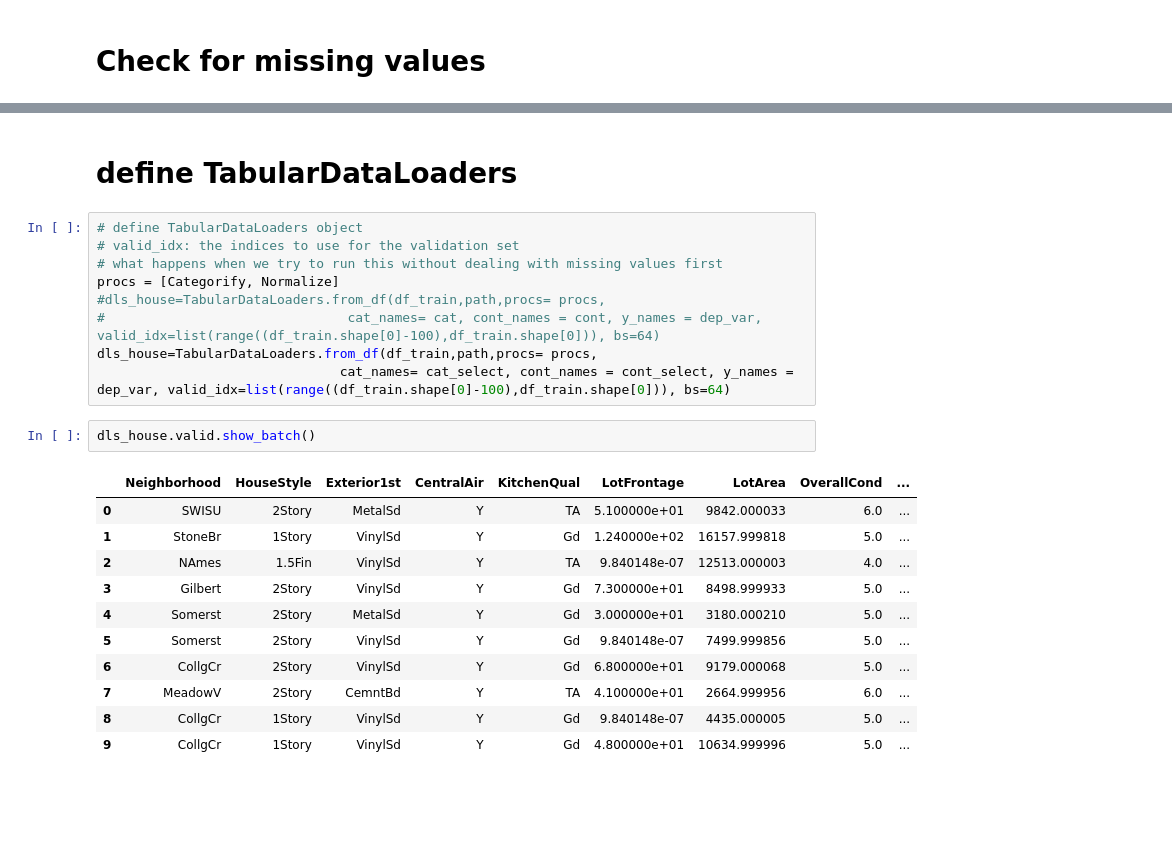
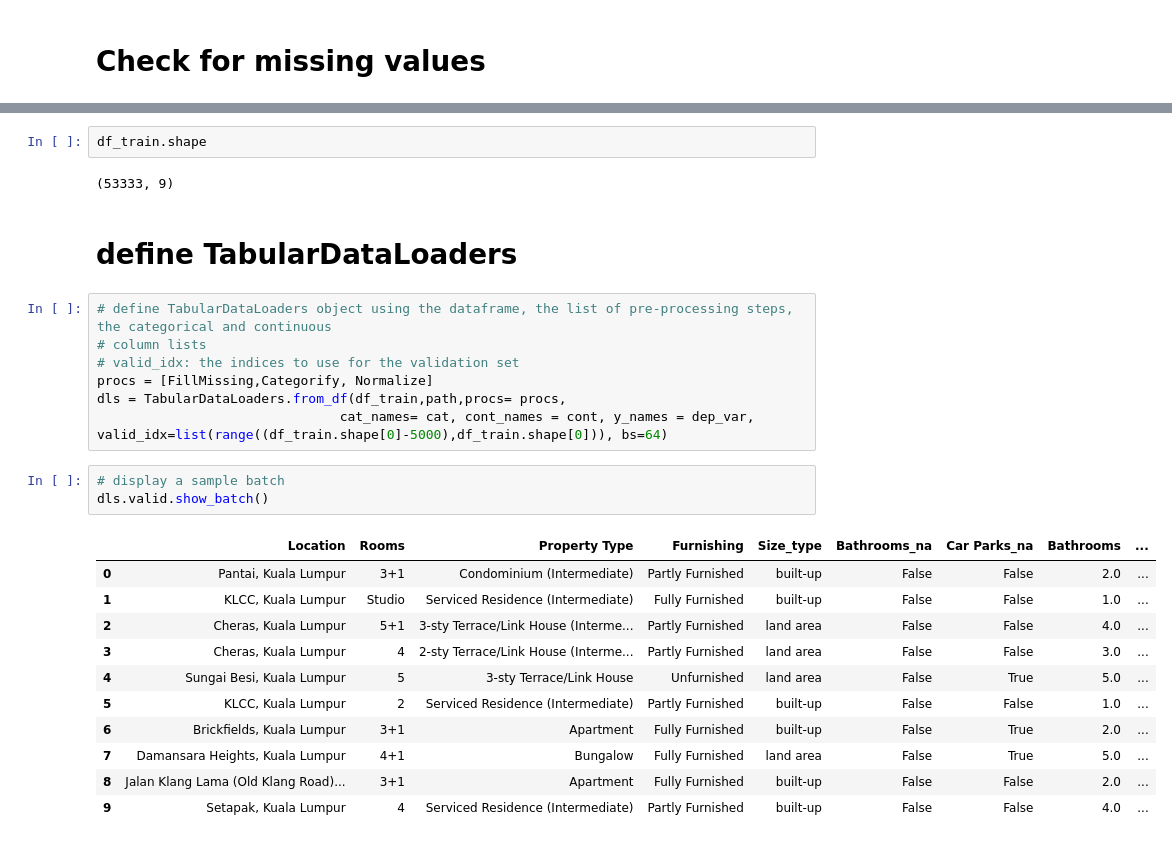
Before and after one commit to PacktPublishing/Deep-Learning-with-fastai-Cookbook, a Jupyter notebook: ch3/training_model_standalone_tabular_dataset.ipynb, the cells around one changed output, grey strips where cells are left out. Saved outputs shown, nothing was run; the diff lists cells and outputs as text; blank space fills up the shorter version.

```diff
--- a/ch3/training_model_standalone_tabular_dataset.ipynb
+++ b/ch3/training_model_standalone_tabular_dataset.ipynb
@@ -377,27 +225,30 @@ df_test_missing
+# %%
+df_train.shape
+# %% [output]
+(53333, 9)
 # %% [markdown]
 # define TabularDataLoaders
 # %%
-# define TabularDataLoaders object
+# define TabularDataLoaders object using the dataframe, the list of pre-processing steps, the categorical and continuous
+# column lists
 # valid_idx: the indices to use for the validation set
-# what happens when we try to run this without dealing with missing values first
-procs = [Categorify, Normalize]
-#dls_house=TabularDataLoaders.from_df(df_train,path,procs= procs,
-#                               cat_names= cat, cont_names = cont, y_names = dep_var, valid_idx=list(range((df_train.shape[0]-100),df_train.shape[0])), bs=64)
-dls_house=TabularDataLoaders.from_df(df_train,path,procs= procs,
-                               cat_names= cat_select, cont_names = cont_select, y_names = dep_var, valid_idx=list(range((df_train.shape[0]-100),df_train.shape[0])), bs=64)
+procs = [FillMissing,Categorify, Normalize]
+dls = TabularDataLoaders.from_df(df_train,path,procs= procs,
+                               cat_names= cat, cont_names = cont, y_names = dep_var, valid_idx=list(range((df_train.shape[0]-5000),df_train.shape[0])), bs=64)
-# %%
-dls_house.valid.show_batch()
-# %% [output]
-|  | Neighborhood | HouseStyle | Exterior1st | CentralAir | KitchenQual | LotFrontage | LotArea | OverallCond | ... |
-| 0 | SWISU | 2Story | MetalSd | Y | TA | 5.100000e+01 | 9842.000033 | 6.0 | ... |
-| 1 | StoneBr | 1Story | VinylSd | Y | Gd | 1.240000e+02 | 16157.999818 | 5.0 | ... |
-| 2 | NAmes | 1.5Fin | VinylSd | Y | TA | 9.840148e-07 | 12513.000003 | 4.0 | ... |
-| 3 | Gilbert | 2Story | VinylSd | Y | Gd | 7.300000e+01 | 8498.999933 | 5.0 | ... |
-| 4 | Somerst | 2Story | MetalSd | Y | Gd | 3.000000e+01 | 3180.000210 | 5.0 | ... |
-| 5 | Somerst | 2Story | VinylSd | Y | Gd | 9.840148e-07 | 7499.999856 | 5.0 | ... |
-| 6 | CollgCr | 2Story | VinylSd | Y | Gd | 6.800000e+01 | 9179.000068 | 5.0 | ... |
-| 7 | MeadowV | 2Story | CemntBd | Y | TA | 4.100000e+01 | 2664.999956 | 6.0 | ... |
-| 8 | CollgCr | 1Story | VinylSd | Y | Gd | 9.840148e-07 | 4435.000005 | 5.0 | ... |
-| 9 | CollgCr | 1Story | VinylSd | Y | Gd | 4.800000e+01 | 10634.999996 | 5.0 | ... |
+# %%
+# display a sample batch
+dls.valid.show_batch()
+# %% [output]
+|  | Location | Rooms | Property Type | Furnishing | Size_type | Bathrooms_na | Car Parks_na | Bathrooms | ... |
+| 0 | Pantai, Kuala Lumpur | 3+1 | Condominium (Intermediate) | Partly Furnished | built-up | False | False | 2.0 | ... |
+| 1 | KLCC, Kuala Lumpur | Studio | Serviced Residence (Intermediate) | Fully Furnished | built-up | False | False | 1.0 | ... |
+| 2 | Cheras, Kuala Lumpur | 5+1 | 3-sty Terrace/Link House (Interme... | Partly Furnished | land area | False | False | 4.0 | ... |
+| 3 | Cheras, Kuala Lumpur | 4 | 2-sty Terrace/Link House (Interme... | Partly Furnished | land area | False | False | 3.0 | ... |
+| 4 | Sungai Besi, Kuala Lumpur | 5 | 3-sty Terrace/Link House | Unfurnished | land area | False | True | 5.0 | ... |
+| 5 | KLCC, Kuala Lumpur | 2 | Serviced Residence (Intermediate) | Partly Furnished | built-up | False | False | 1.0 | ... |
+| 6 | Brickfields, Kuala Lumpur | 3+1 | Apartment | Fully Furnished | built-up | False | True | 2.0 | ... |
+| 7 | Damansara Heights, Kuala Lumpur | 4+1 | Bungalow | Fully Furnished | land area | False | True | 5.0 | ... |
+| 8 | Jalan Klang Lama (Old Klang Road)... | 3+1 | Apartment | Fully Furnished | built-up | False | False | 2.0 | ... |
+| 9 | Setapak, Kuala Lumpur | 4 | Serviced Residence (Intermediate) | Partly Furnished | built-up | False | False | 4.0 | ... |
 # %%
 # define and fit the model
```
Also changed, not shown: parts of 41 cells of this notebook.
